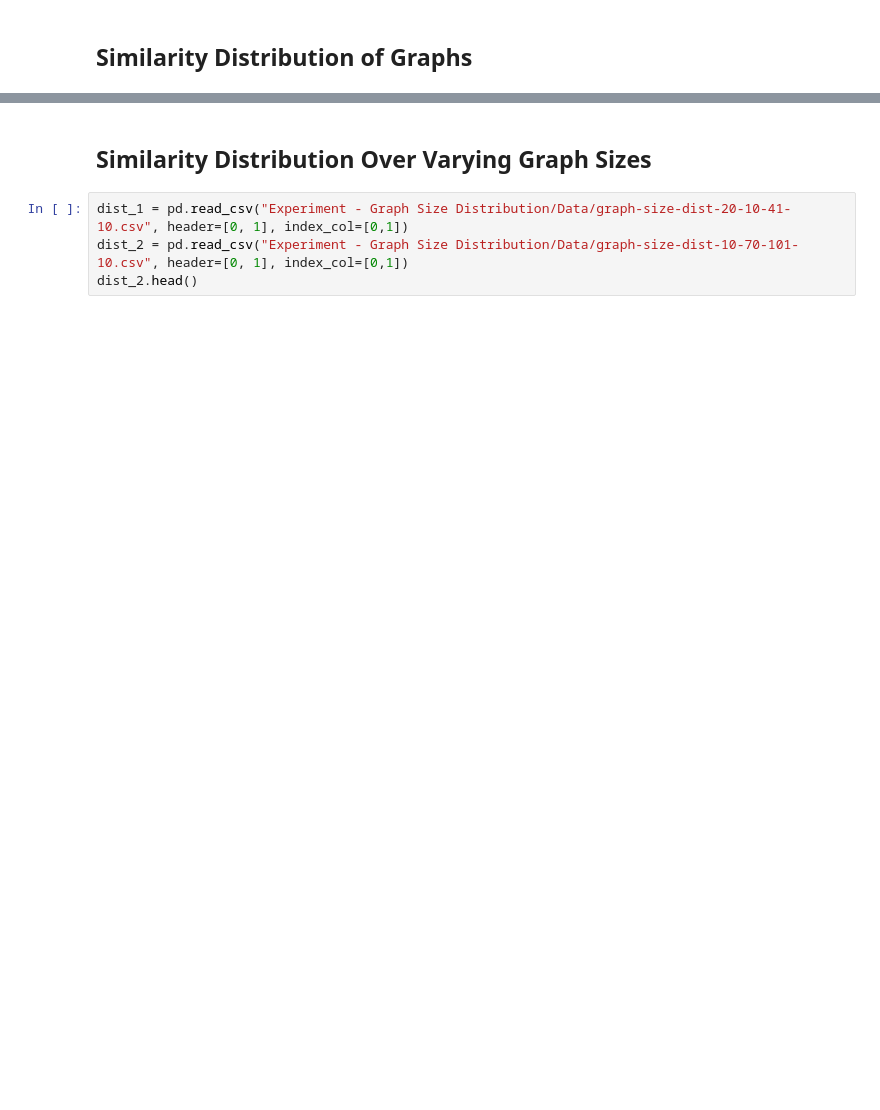
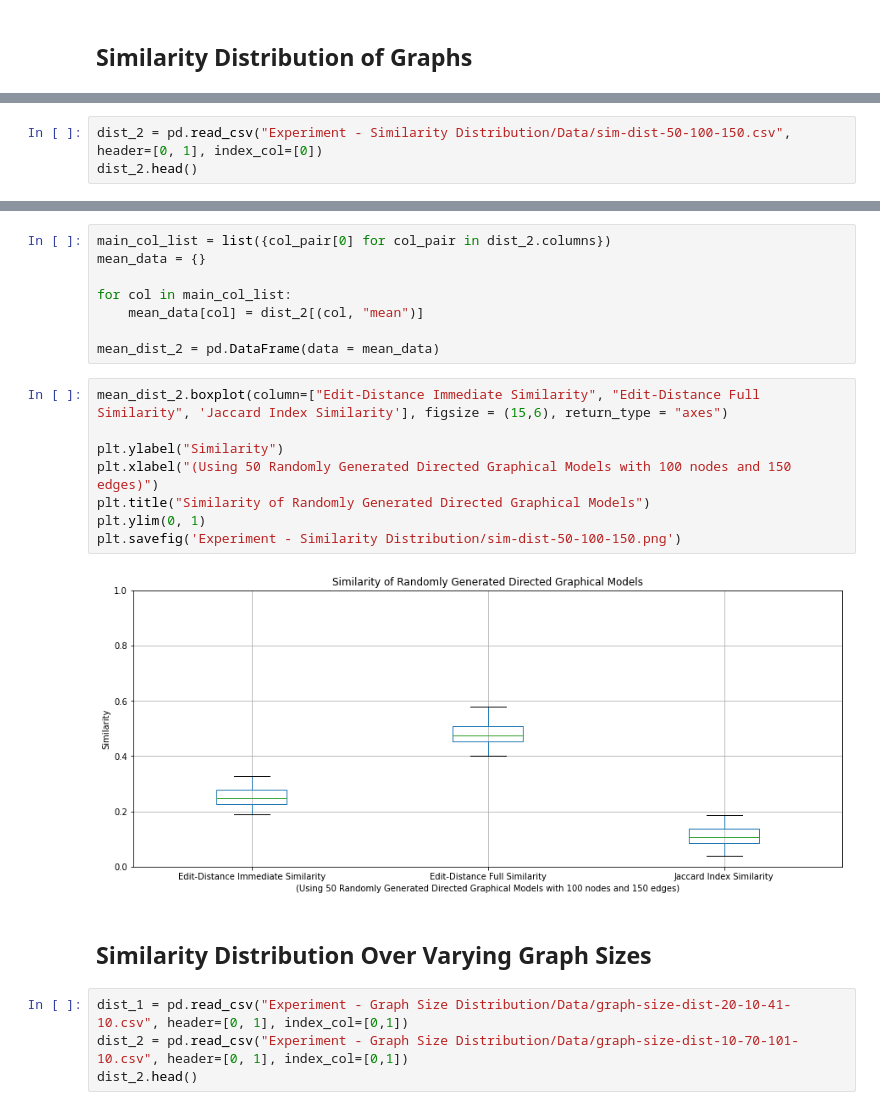
Before and after one commit to nico-espinosadice/abductive-theory, a Jupyter notebook: Python Files/exploratory-data-analysis.ipynb, the cells around one changed output, grey strips where cells are left out. Drawn from its saved outputs; the diff is of its cells as text; blank space fills up the shorter version.

```diff
--- a/Python Files/exploratory-data-analysis.ipynb
+++ b/Python Files/exploratory-data-analysis.ipynb
@@ -109,2 +109,5 @@ plt.savefig('Experiment - Similarity Distribution/sim-dist.png')
 # %% [output]
 [figure]
+# %%
+dist_2 = pd.read_csv("Experiment - Similarity Distribution/Data/sim-dist-50-100-150.csv", header=[0, 1], index_col=[0])
+dist_2.head()
@@ -111,3 +123,21 @@ plt.savefig('Experiment - Similarity Distribution/sim-dist.png')
+# %%
+main_col_list = list({col_pair[0] for col_pair in dist_2.columns})
+mean_data = {}
+
+for col in main_col_list:
+    mean_data[col] = dist_2[(col, "mean")]
+
+mean_dist_2 = pd.DataFrame(data = mean_data)
+# %%
+mean_dist_2.boxplot(column=["Edit-Distance Immediate Similarity", "Edit-Distance Full Similarity", 'Jaccard Index Similarity'], figsize = (15,6), return_type = "axes")
+
+plt.ylabel("Similarity")
+plt.xlabel("(Using 50 Randomly Generated Directed Graphical Models with 100 nodes and 150 edges)")
+plt.title("Similarity of Randomly Generated Directed Graphical Models")
+plt.ylim(0, 1)
+plt.savefig('Experiment - Similarity Distribution/sim-dist-50-100-150.png')
+# %% [output]
+[figure, added]
 # %% [markdown]
 ## Similarity Distribution Over Varying Graph Sizes
 # %%
```
Also changed, not shown: parts of 12 cells of this notebook, 12 other files.
